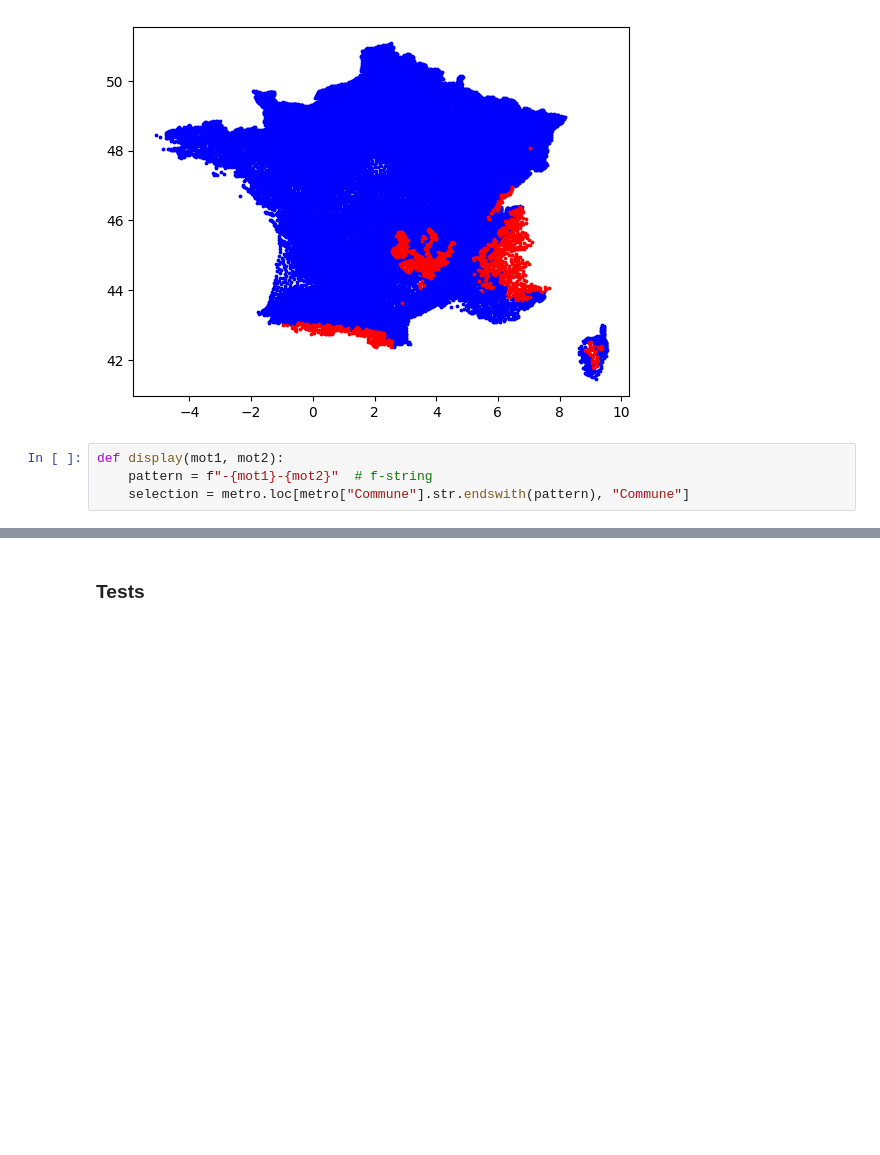
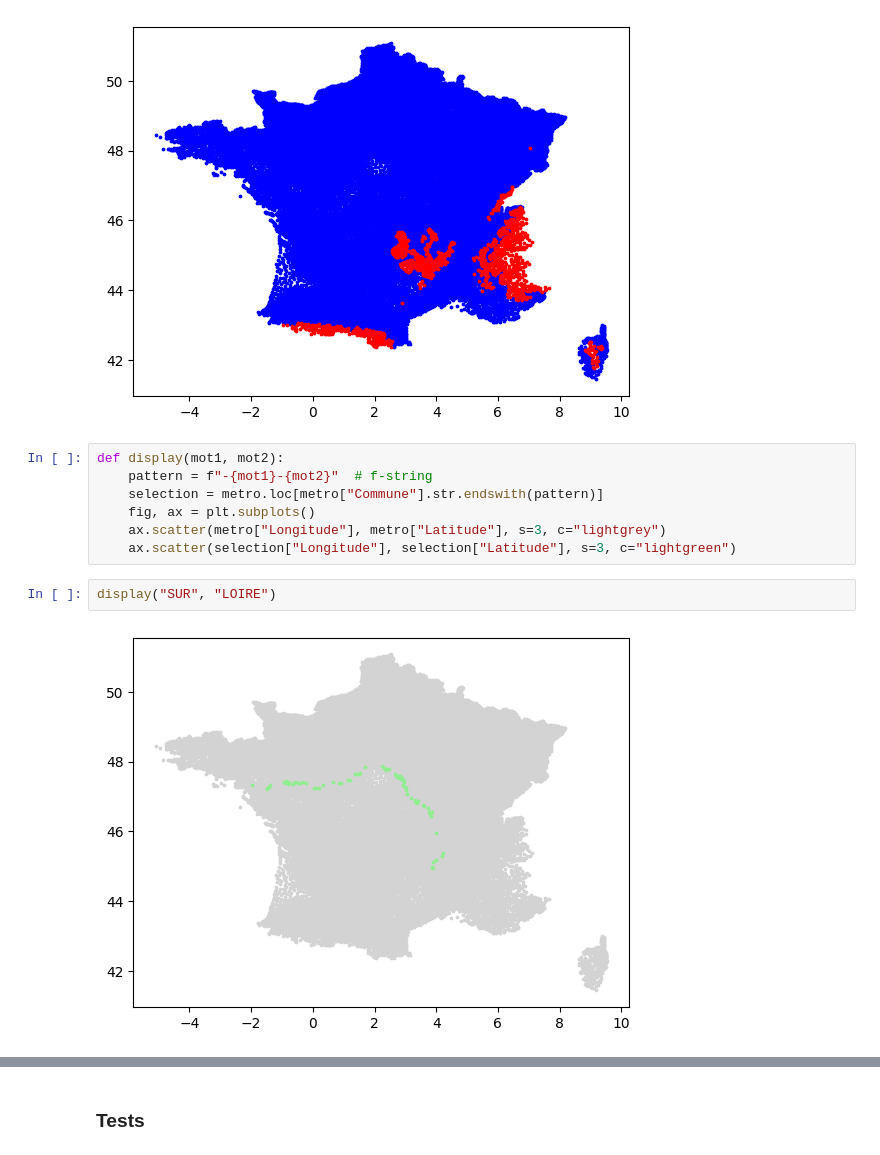
Before and after one commit to fran6w/TIDE, a Jupyter notebook: 01_TIDE_session.ipynb, the cells around one changed output, grey strips where cells are left out. Saved outputs shown, nothing was run; the diff lists cells and outputs as text; blank space fills up the shorter version.

```diff
--- a/01_TIDE_session.ipynb
+++ b/01_TIDE_session.ipynb
@@ -660,4 +660,11 @@ ax.scatter(metro2["Longitude"], metro2["Latitude"], s=3, c="r");
 # %%
 def display(mot1, mot2):
     pattern = f"-{mot1}-{mot2}"  # f-string
-    selection = metro.loc[metro["Commune"].str.endswith(pattern), "Commune"]
+    selection = metro.loc[metro["Commune"].str.endswith(pattern)]
+    fig, ax = plt.subplots()
+    ax.scatter(metro["Longitude"], metro["Latitude"], s=3, c="lightgrey")
+    ax.scatter(selection["Longitude"], selection["Latitude"], s=3, c="lightgreen")
+# %%
+display("SUR", "LOIRE")
+# %% [output]
+[figure, added]
```
Also changed, not shown: parts of 1 cell of this notebook.
